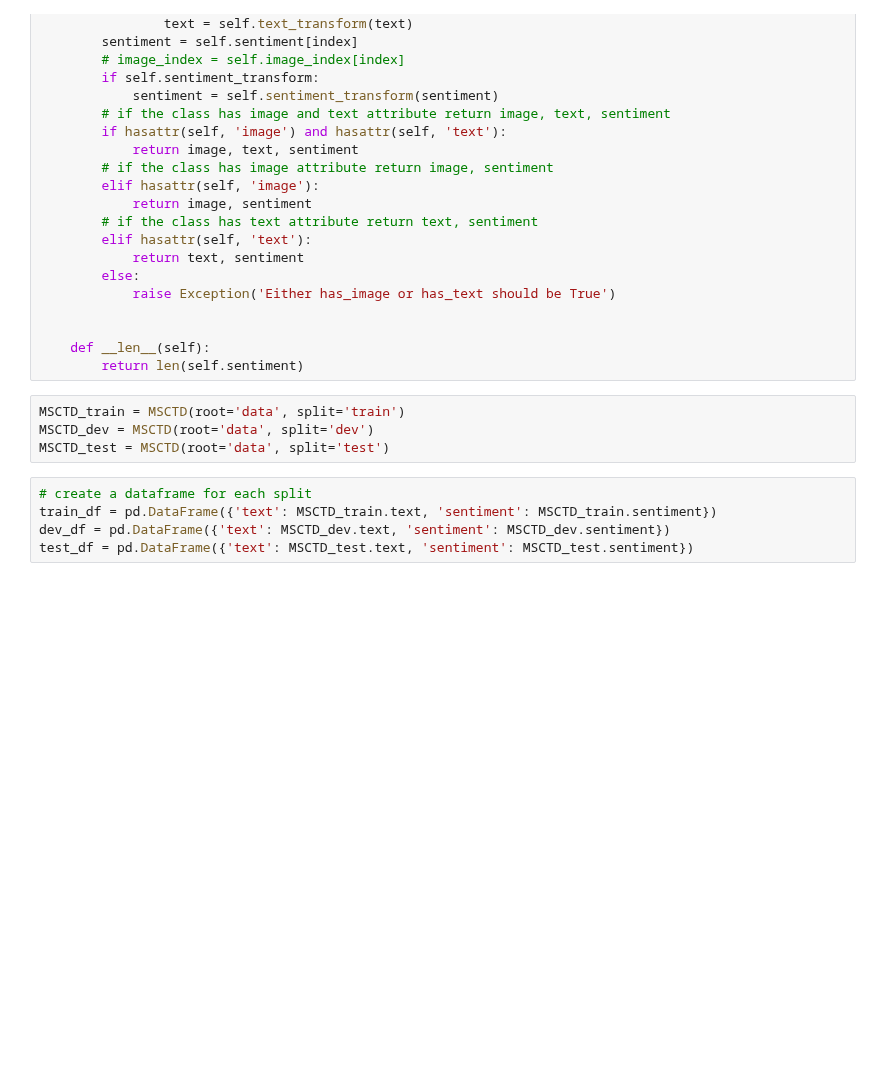
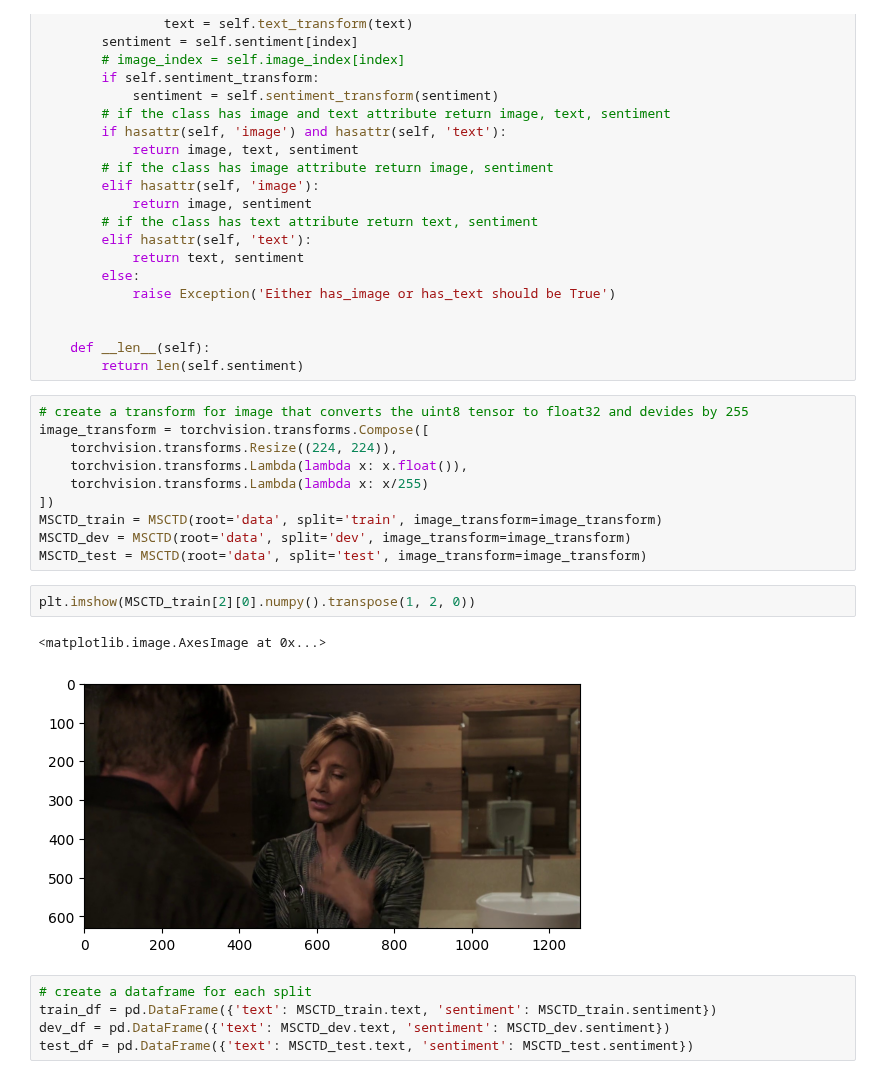
Before and after one commit to saeedzou/Multi-modal-Sentiment-Analysis-on-MSCTD-Dataset, a Jupyter notebook: data.ipynb, the cells around one changed output. Saved outputs shown, nothing was run; the diff lists cells and outputs as text; blank space fills up the shorter version.

```diff
--- a/data.ipynb
+++ b/data.ipynb
@@ -106,10 +106,21 @@ class MSCTD(Dataset):
 
     def __len__(self):
         return len(self.sentiment)
-# %%
-MSCTD_train = MSCTD(root='data', split='train')
-MSCTD_dev = MSCTD(root='data', split='dev')
-MSCTD_test = MSCTD(root='data', split='test')
+# %%
+# create a transform for image that converts the uint8 tensor to float32 and devides by 255
+image_transform = torchvision.transforms.Compose([
+    torchvision.transforms.Resize((224, 224)),
+    torchvision.transforms.Lambda(lambda x: x.float()),
+    torchvision.transforms.Lambda(lambda x: x/255)
+])
+MSCTD_train = MSCTD(root='data', split='train', image_transform=image_transform)
+MSCTD_dev = MSCTD(root='data', split='dev', image_transform=image_transform)
+MSCTD_test = MSCTD(root='data', split='test', image_transform=image_transform)
+# %%
+plt.imshow(MSCTD_train[2][0].numpy().transpose(1, 2, 0))
+# %% [output]
+<matplotlib.image.AxesImage at 0x...>
+[figure, added]
 # %%
 # create a dataframe for each split
 train_df = pd.DataFrame({'text': MSCTD_train.text, 'sentiment': MSCTD_train.sentiment})
```
Also changed, not shown: parts of 5 cells of this notebook.
